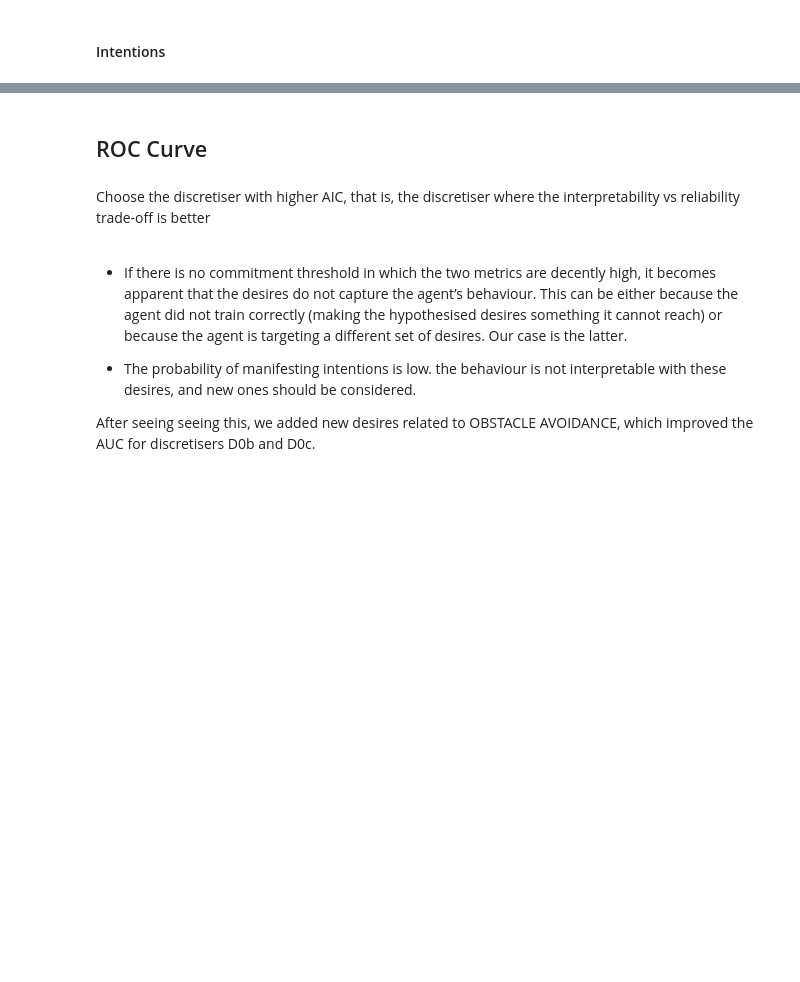
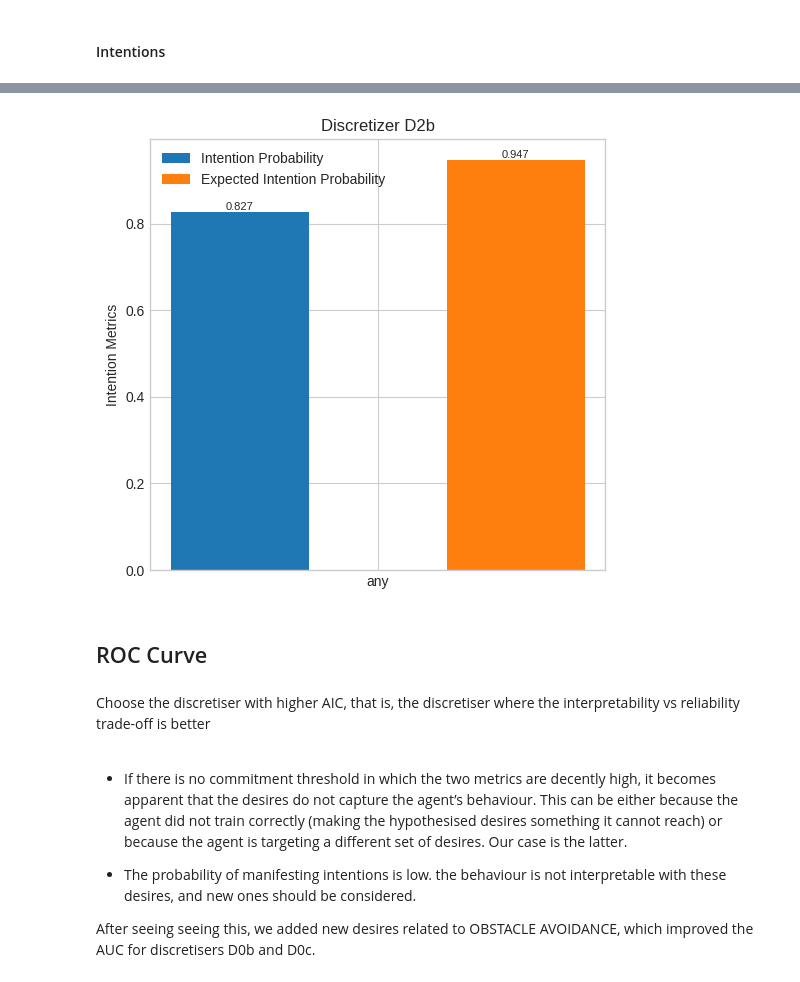
Before and after one commit to SaraMo14/nuscenes-pg, a Jupyter notebook: test_intentions.ipynb, the cells around one changed output, grey strips where cells are left out. Cells and saved outputs as stored; diff of their text form; code cells hidden in the pictures; blank space fills up the shorter version.

```diff
--- a/test_intentions.ipynb
+++ b/test_intentions.ipynb
@@ -239,3 +292,7 @@ for discretizer in intentions_data.keys():
+# %%
+show_all_metrics_per_desire(intentions_data, "any", type='Intention')
+# %% [output]
+[figure, added]
 # %% [markdown]
 ## ROC Curve
 # %% [markdown]
```
Also changed, not shown: parts of 23 cells of this notebook, 6 other files.
